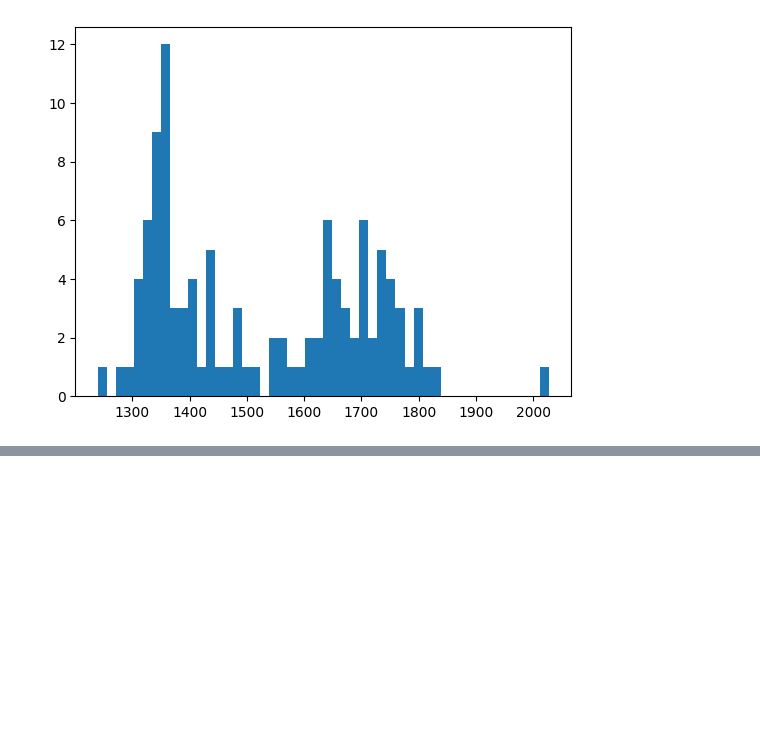
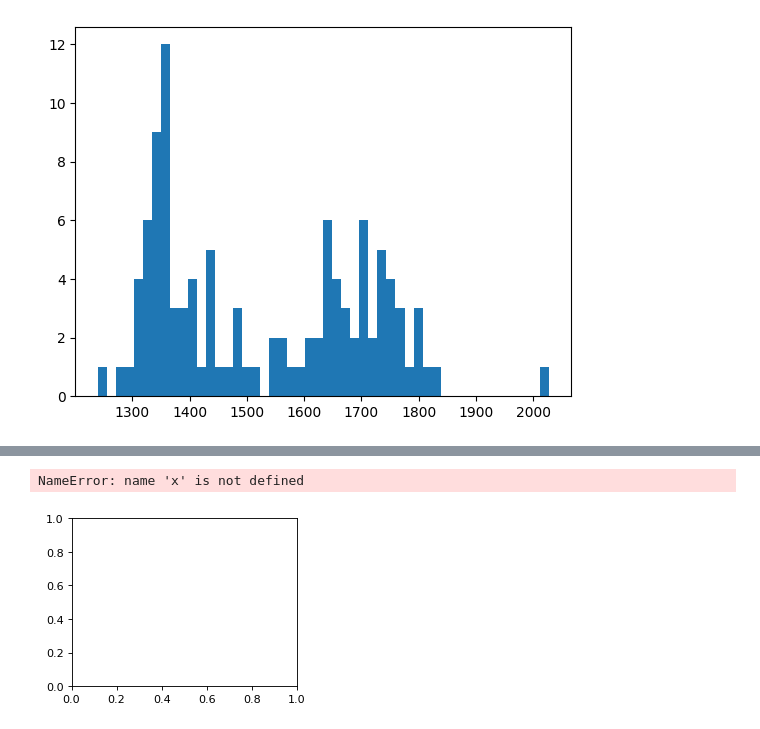
Before and after one commit to Neersha/Machine-learning, a Jupyter notebook: EM_test.ipynb, the cells around one changed output, grey strips where cells are left out. Cells and saved outputs as stored; diff of their text form; code cells hidden in the pictures; blank space fills up the shorter version.

```diff
--- a/EM_test.ipynb
+++ b/EM_test.ipynb
@@ -138,0 +332,20 @@ print(y1)
+# %%
+f = plt.figure(figsize=(8, 6), dpi=80)
+f.add_subplot(2, 2, 1)
+
+for i in range(2, 6):
+ gm = GaussianMixture(n_components=i).fit(x)
+ pred = gm.predict(x)
+ df = DataFrame({'x':x[:,0], 'y':x[:,1], 'label':pred})
+ groups = df.groupby('label')
+ f.add_subplot(2, 2, i-1)
+ for name, group in groups:
+    plt.scatter(group.x, group.y, label=name, s=8)
+    plt.title("Cluster size:" + str(i))
+    plt.legend()
+
+plt.tight_layout()
+plt.show()
+# %% [output]
+NameError: name 'x' is not defined
+[figure, added]
```
Also changed, not shown: parts of 21 cells of this notebook.
